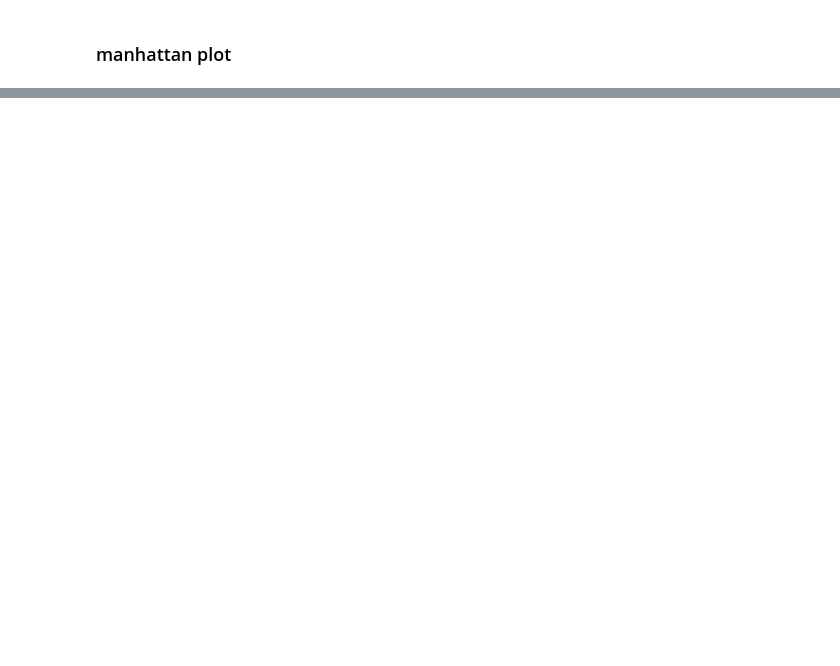
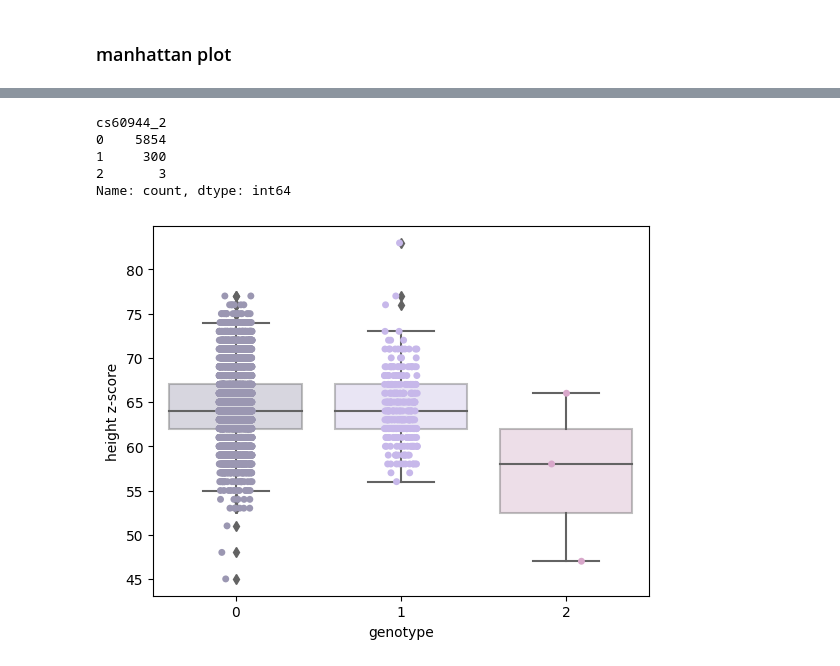
Before and after one commit to christacaggiano/ibd-mapping, a Jupyter notebook: association_testing/quant_phenotypes.ipynb, the cells around one changed output, grey strips where cells are left out. Saved outputs shown, nothing was run; the diff lists cells and outputs as text; code cells hidden in the pictures; blank space fills up the shorter version.

```diff
--- a/association_testing/quant_phenotypes.ipynb
+++ b/association_testing/quant_phenotypes.ipynb
@@ -108,0 +136,6 @@ plt.show()
+# %%
+geno = pd.read_csv("comparison/height/dashcc/cluster2_1.raw", sep=" ")
+# %%
+pheno = pd.read_csv("output_regenie/cluster2/height_pheno.txt", sep="\t")
+# %%
+geno_pheno = geno.merge(pheno, on="FID")
@@ -108,0 +151,18 @@ plt.show()
+# %%
+geno_pheno[f"{snp}_2"].value_counts()
+# %% [output]
+cs60944_2
+0    5854
+1     300
+2       3
+Name: count, dtype: int64
+# %%
+sns.boxplot(x=f"{snp}_2", y="height", data=geno_pheno, boxprops=dict(alpha=0.4),
+            palette=sns.color_palette(["#9B97B2", "#C7B8EA", "#D8A7CA"]))
+sns.stripplot(x=f"{snp}_2", y="height", data=geno_pheno, alpha=1,
+             palette=sns.color_palette(["#9B97B2", "#C7B8EA", "#D8A7CA"]))
+plt.xlabel("genotype")
+plt.ylabel("height z-score")
+plt.show()
+# %% [output]
+[figure, added]
```
Also changed, not shown: parts of 13 cells of this notebook.
